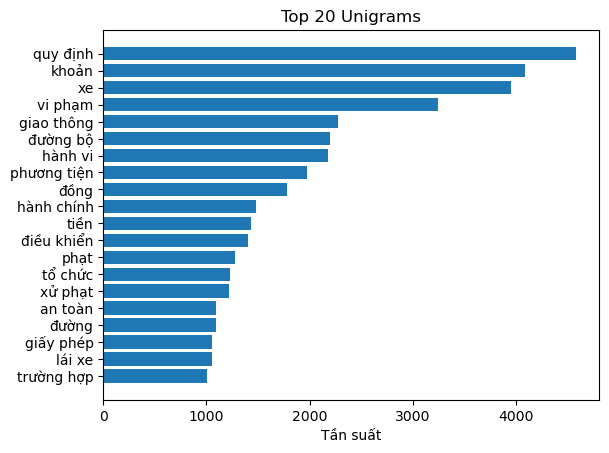
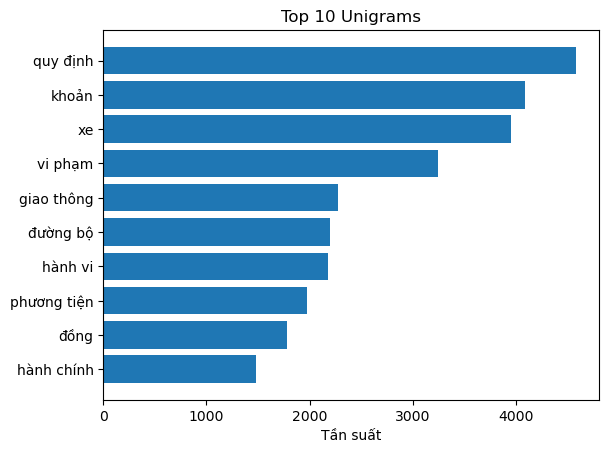
The change to this notebook cell's code, shown as a diff; its figure went from the first image to the second:
--- before
+++ after
@@ -1,8 +1,8 @@
-top_words = word_freq.most_common(20)
+top_words = word_freq.most_common(10)
 words = [x[0] for x in top_words]
 counts = [x[1] for x in top_words]
 plt.barh(words, counts)
 plt.xlabel("Tần suất")
-plt.title("Top 20 Unigrams")
+plt.title("Top 10 Unigrams")
 plt.gca().invert_yaxis()
 plt.show()

Commit: fix eda pos